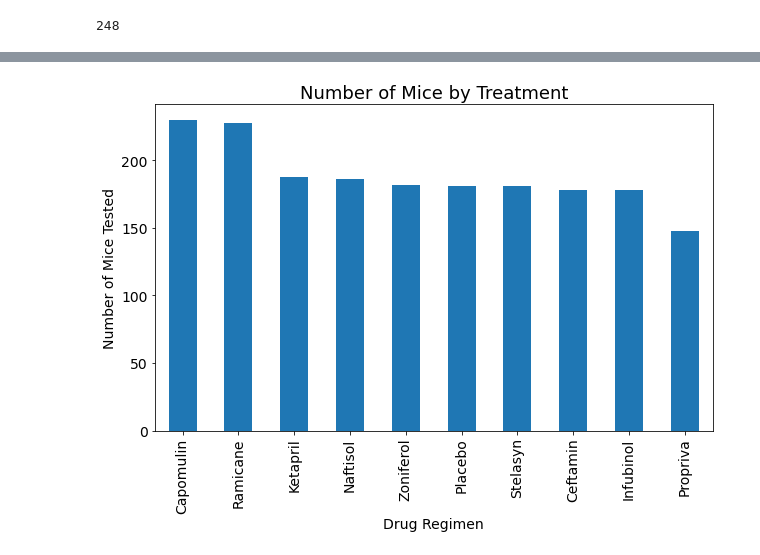
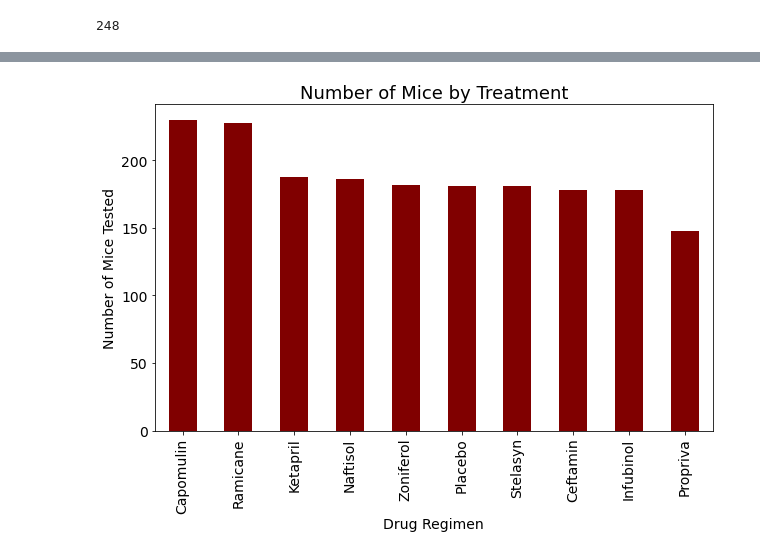
Before and after one commit to emilyneaville/matplotlib-challenge, a Jupyter notebook: pymaceuticals.ipynb, the cells around one changed output, grey strips where cells are left out. Saved outputs shown, nothing was run; the diff lists cells and outputs as text; code cells hidden in the pictures.

Commit message:
Added bar chart using matplotlib
Analyzes the regimen df to chart the number of mice per treatment

```diff
--- a/pymaceuticals.ipynb
+++ b/pymaceuticals.ipynb
@@ -102,19 +102,20 @@ sumstats_df
 | Stelasyn | 54.233149 | 52.431737 | 59.450562 | 7.710419 | ... |
 | Zoniferol | 53.236507 | 51.818479 | 48.533355 | 6.966589 | ... |
 # %%
-# Simple barchart using Pandas analyzing the number of Mice per treatment
+# Simple barchart using Pandas analyzing the count of Timepoints per treatment
 
 # Group the clean df by Drug Regimen again and take the total count of mice by each regimen
-total_timepoints = clean_df.groupby(['Drug Regimen']).count()['Mouse ID']
+total_timepoints = clean_df.groupby(['Drug Regimen']).count()['Timepoint']
+total_timepoints
 
 # Create a DataFrame showing the count of each timepoint by drug regimen, in descending order
-total_timepoints_df = pd.DataFrame(total_timepoints).sort_values(by='Mouse ID', ascending=False)
+total_timepoints_df = pd.DataFrame(total_timepoints).sort_values(by='Timepoint', ascending=False)
 
 # Make df into bar chart
-total_timepoints_df.plot(figsize=(10,6), kind='bar', legend=False, fontsize=14)
+total_timepoints_df.plot(figsize=(10,6), kind='bar', color='maroon', legend=False, fontsize=14)
 plt.xlabel('Drug Regimen', fontsize= 14)
 plt.ylabel('Number of Mice Tested', fontsize=14)
 plt.title('Number of Mice by Treatment', fontsize=18)
 plt.show()
 # %% [output]
-[figure, old version]
+[figure, new version]
```
Also changed, not shown: parts of 1 cell of this notebook.
